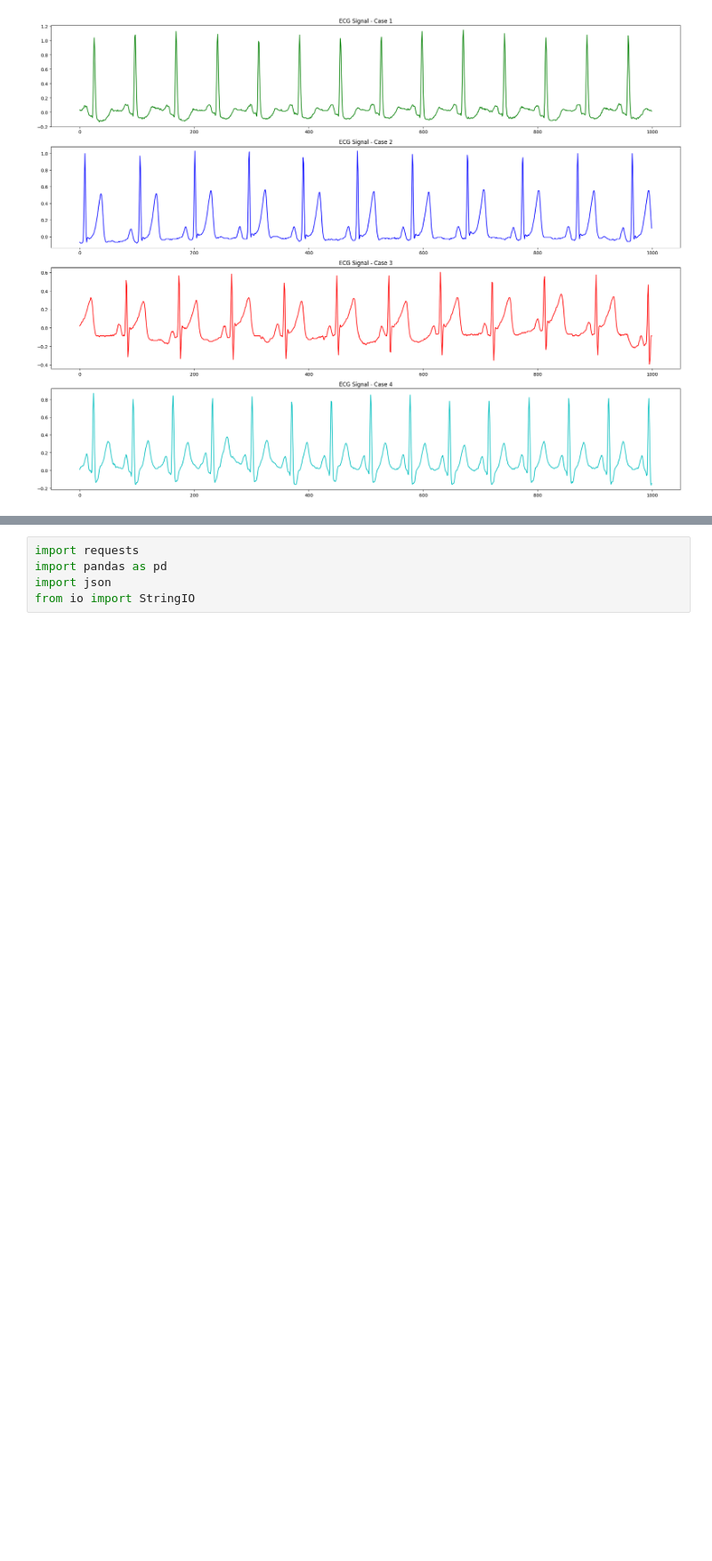
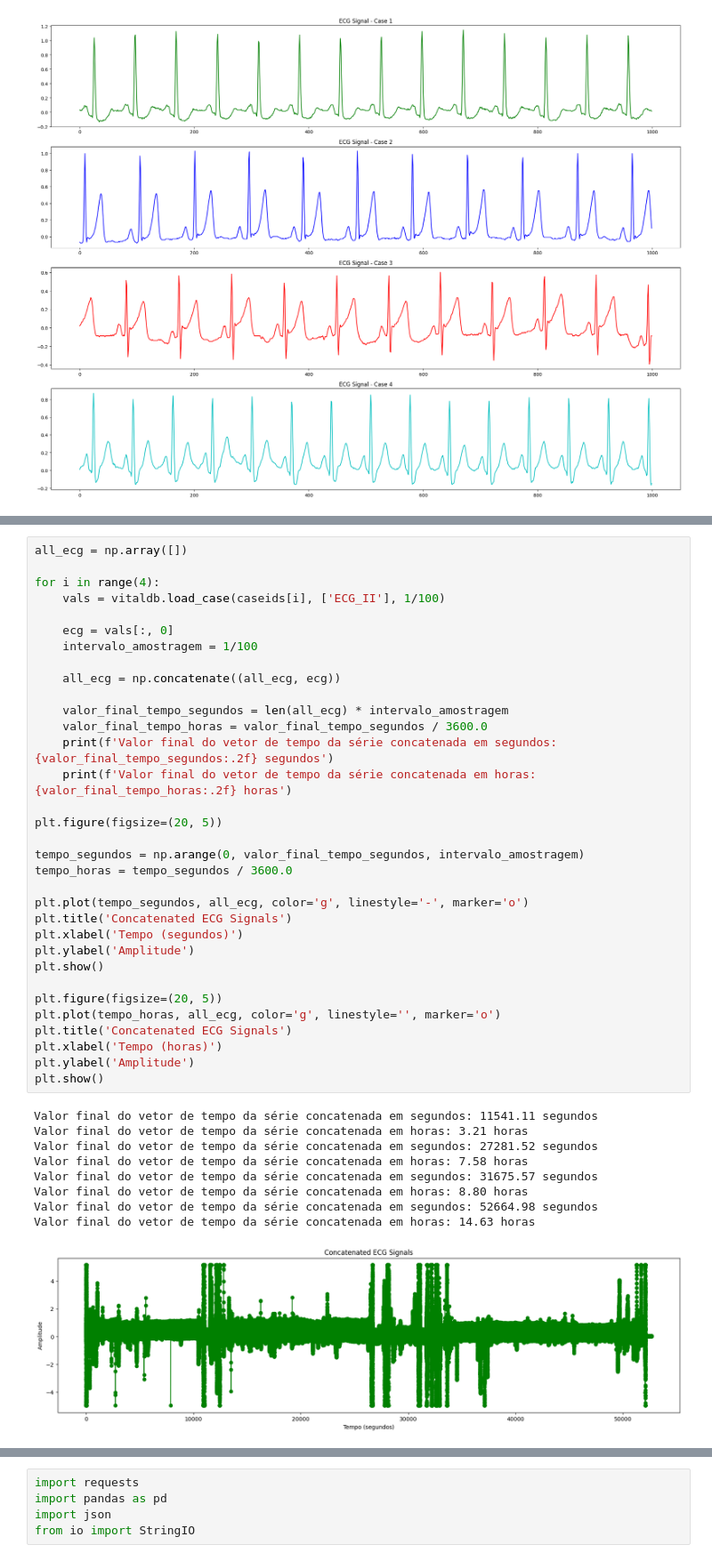
Before and after one commit to joaoavanzini/ecg-embeddings, a Jupyter notebook: get_ECG_signal_vitalDB.ipynb, the cells around one changed output, grey strips where cells are left out. Shown at 89% size. Drawn from its saved outputs; the diff is of its cells as text; blank space fills up the shorter version.

```diff
--- a/get_ECG_signal_vitalDB.ipynb
+++ b/get_ECG_signal_vitalDB.ipynb
@@ -118,0 +110,43 @@ Valor final do vetor de tempo da série 4 em horas: 5.83 horas
+# %%
+all_ecg = np.array([])
+
+for i in range(4):
+    vals = vitaldb.load_case(caseids[i], ['ECG_II'], 1/100)
+
+    ecg = vals[:, 0]
+    intervalo_amostragem = 1/100
+
+    all_ecg = np.concatenate((all_ecg, ecg))
+
+    valor_final_tempo_segundos = len(all_ecg) * intervalo_amostragem
+    valor_final_tempo_horas = valor_final_tempo_segundos / 3600.0
+    print(f'Valor final do vetor de tempo da série concatenada em segundos: {valor_final_tempo_segundos:.2f} segundos')
+    print(f'Valor final do vetor de tempo da série concatenada em horas: {valor_final_tempo_horas:.2f} horas')
+
+plt.figure(figsize=(20, 5))
+
+tempo_segundos = np.arange(0, valor_final_tempo_segundos, intervalo_amostragem)
+tempo_horas = tempo_segundos / 3600.0
+
+plt.plot(tempo_segundos, all_ecg, color='g', linestyle='-', marker='o')
+plt.title('Concatenated ECG Signals')
+plt.xlabel('Tempo (segundos)')
+plt.ylabel('Amplitude')
+plt.show()
+
+plt.figure(figsize=(20, 5))
+plt.plot(tempo_horas, all_ecg, color='g', linestyle='', marker='o')
+plt.title('Concatenated ECG Signals')
+plt.xlabel('Tempo (horas)')
+plt.ylabel('Amplitude')
+plt.show()
+# %% [output]
+Valor final do vetor de tempo da série concatenada em segundos: 11541.11 segundos
+Valor final do vetor de tempo da série concatenada em horas: 3.21 horas
+Valor final do vetor de tempo da série concatenada em segundos: 27281.52 segundos
+Valor final do vetor de tempo da série concatenada em horas: 7.58 horas
+Valor final do vetor de tempo da série concatenada em segundos: 31675.57 segundos
+Valor final do vetor de tempo da série concatenada em horas: 8.80 horas
+Valor final do vetor de tempo da série concatenada em segundos: 52664.98 segundos
+Valor final do vetor de tempo da série concatenada em horas: 14.63 horas
+[figure, added]
```
Also changed, not shown: parts of 14 cells of this notebook, 1 other file.
